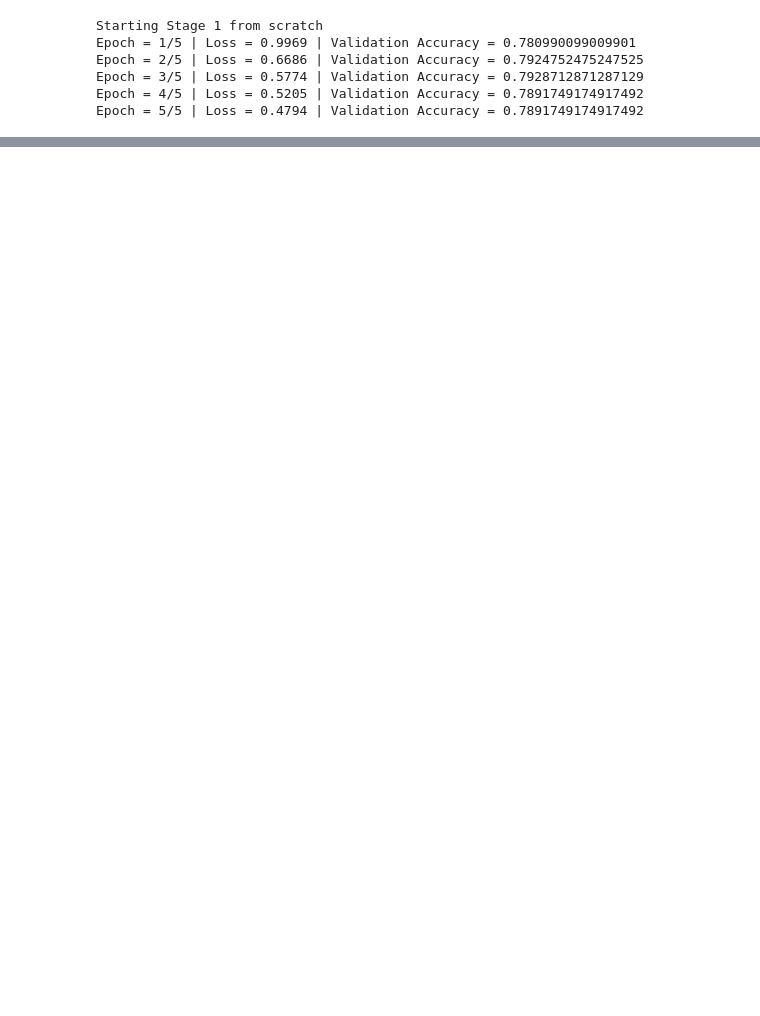
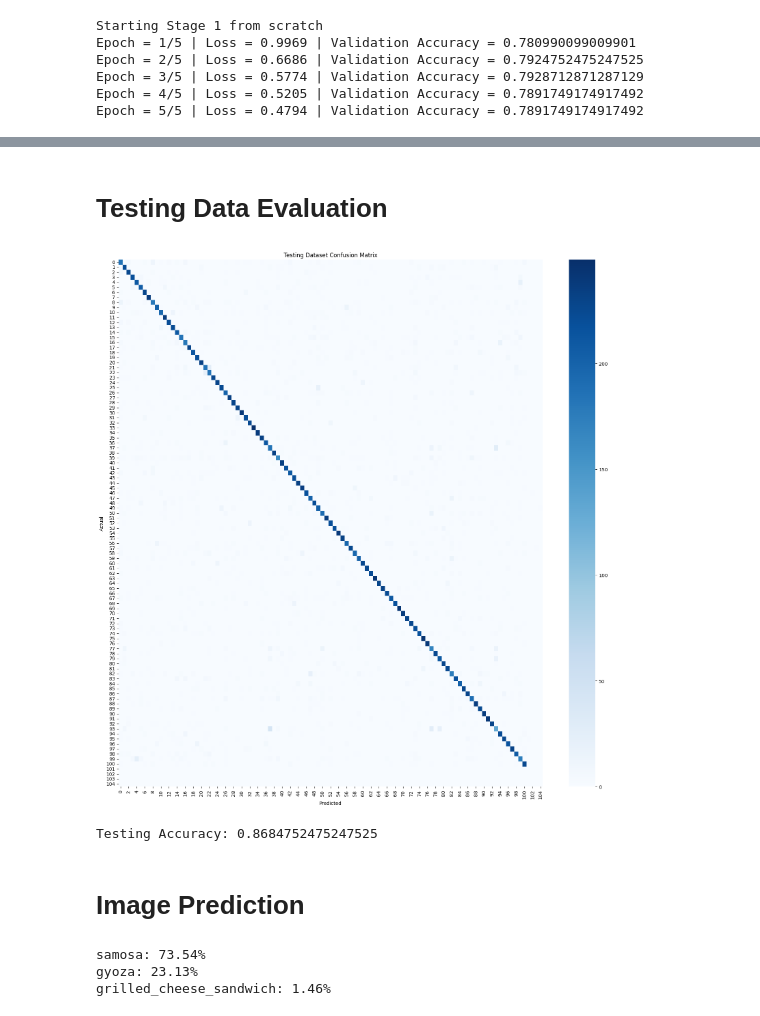
Before and after one commit to Anthonyvillaaa/Image-Classifier-ViT-vs.-Resnet-18, a Jupyter notebook: Image-Classifier.ipynb, the cells around one changed output, grey strips where cells are left out. Saved outputs shown, nothing was run; the diff lists cells and outputs as text; code cells hidden in the pictures; blank space fills up the shorter version.

```diff
--- a/Image-Classifier.ipynb
+++ b/Image-Classifier.ipynb
@@ -119,8 +126,10 @@ Evaluation Method
 # %%
-def evaluation(model, image_loader, device):
+def evaluation(model, image_loader, device, return_confusion_matrix=False):
 	model.eval()
 	correct = 0
 	total = 0
+	all_predictions = []
+	all_labels = []
 
 	with torch.no_grad():
 		for images, labels in image_loader:
@@ -135,6 +144,15 @@ def evaluation(model, image_loader, device):
 			correct += (predicted == labels).sum().item()
 			total += labels.size(0)
 
+			if return_confusion_matrix:
+				all_predictions.extend(predicted.detach().cpu().numpy())
+				all_labels.extend(labels.detach().cpu().numpy())
+
 	accuracy = correct / total
+
+	if return_confusion_matrix:
+		cm = confusion_matrix(all_labels, all_predictions)
+		return accuracy, cm
+
 	return accuracy
 # %% [markdown]
@@ -264,0 +296,18 @@ for epoch in range(num_epochs):
+# %% [markdown]
+# Testing Data Evaluation
+# %%
+test_accuracy, cm = evaluation(model, testing_Dataloader, device, return_confusion_matrix=True)
+
+plt.figure(figsize=(20, 20))
+sns.heatmap(cm, annot=False, cmap='Blues')
+plt.xlabel('Predicted')
+plt.ylabel('Actual')
+plt.title('Testing Dataset Confusion Matrix')
+plt.show()
+
+print(f"Testing Accuracy: {test_accuracy}")
+# %% [output]
+[figure, added]
+Testing Accuracy: 0.8684752475247525
+# %% [markdown]
+# Image Prediction
@@ -264,0 +331,9 @@ for epoch in range(num_epochs):
+# %%
+results = predict(model, test_images_paths[0], index_to_class, device)
+
+for class_name, confidence in results:
+    print(f"{class_name}: {confidence:.2%}")
+# %% [output]
+samosa: 73.54%
+gyoza: 23.13%
+grilled_cheese_sandwich: 1.46%
```
Also changed, not shown: parts of 12 cells of this notebook.
